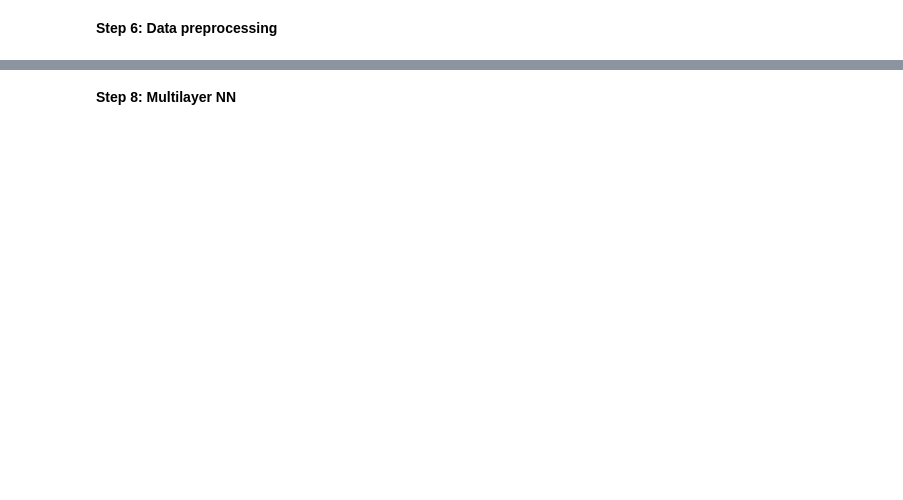
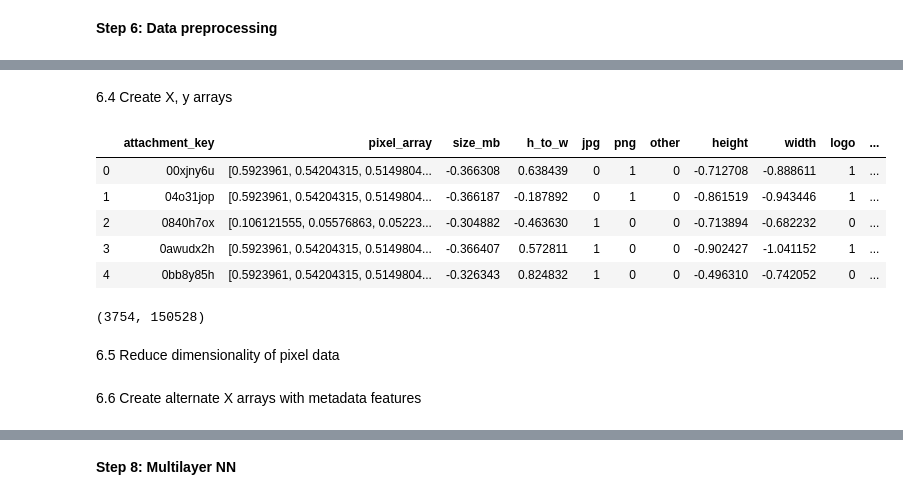
Before and after one commit to lauraherman22/w207_final_project, a Jupyter notebook: Logo_NoLogo_Final_Project.ipynb, the cells around one changed output, grey strips where cells are left out. Saved outputs shown, nothing was run; the diff lists cells and outputs as text; code cells hidden in the pictures; blank space fills up the shorter version.

```diff
--- a/Logo_NoLogo_Final_Project.ipynb
+++ b/Logo_NoLogo_Final_Project.ipynb
@@ -142,0 +271,31 @@ X_train, X_test, y_train, y_test = train_test_split(X, y, test_size=0.4,
+# %%
+# Scale continuous feature variables
+combined_df['size_mb'] = preprocessing.scale(combined_df['size_mb'])
+combined_df['h_to_w'] = preprocessing.scale(combined_df['h_to_w'])
+combined_df['height'] = preprocessing.scale(combined_df['height'])
+combined_df['width'] = preprocessing.scale(combined_df['width'])
+# %% [markdown]
+6.4 Create X, y arrays
+# %%
+# Organize df to separate into feature arrays
+combined_df = combined_df[['attachment_key', 'pixel_array', 'size_mb', 'h_to_w', 'jpg', 'png', 'other',
+                                     'height', 'width', 'logo', 'filetype', 'filename']]
+combined_df.head()
+# %% [output]
+|  | attachment_key | pixel_array | size_mb | h_to_w | jpg | png | other | height | width | logo | ... |
+| 0 | 00xjny6u | [0.5923961, 0.54204315, 0.5149804... | -0.366308 | 0.638439 | 0 | 1 | 0 | -0.712708 | -0.888611 | 1 | ... |
+| 1 | 04o31jop | [0.5923961, 0.54204315, 0.5149804... | -0.366187 | -0.187892 | 0 | 1 | 0 | -0.861519 | -0.943446 | 1 | ... |
+| 2 | 0840h7ox | [0.106121555, 0.05576863, 0.05223... | -0.304882 | -0.463630 | 1 | 0 | 0 | -0.713894 | -0.682232 | 0 | ... |
+| 3 | 0awudx2h | [0.5923961, 0.54204315, 0.5149804... | -0.366407 | 0.572811 | 1 | 0 | 0 | -0.902427 | -1.041152 | 1 | ... |
+| 4 | 0bb8y85h | [0.5923961, 0.54204315, 0.5149804... | -0.326343 | 0.824832 | 1 | 0 | 0 | -0.496310 | -0.742052 | 0 | ... |
+# %%
+# y array contains logo/not logo binary variable
+y = np.array(combined_df.iloc[:, 9])
+
+# X array contains pixel array only
+X = np.array(combined_df['pixel_array'].tolist())
+print(X.shape)
+# %% [output]
+(3754, 150528)
+# %% [markdown]
+6.5 Reduce dimensionality of pixel data
@@ -142,0 +307,2 @@ X_train, X_test, y_train, y_test = train_test_split(X, y, test_size=0.4,
+# %% [markdown]
+6.6 Create alternate X arrays with metadata features
```
Also changed, not shown: parts of 40 cells of this notebook.
